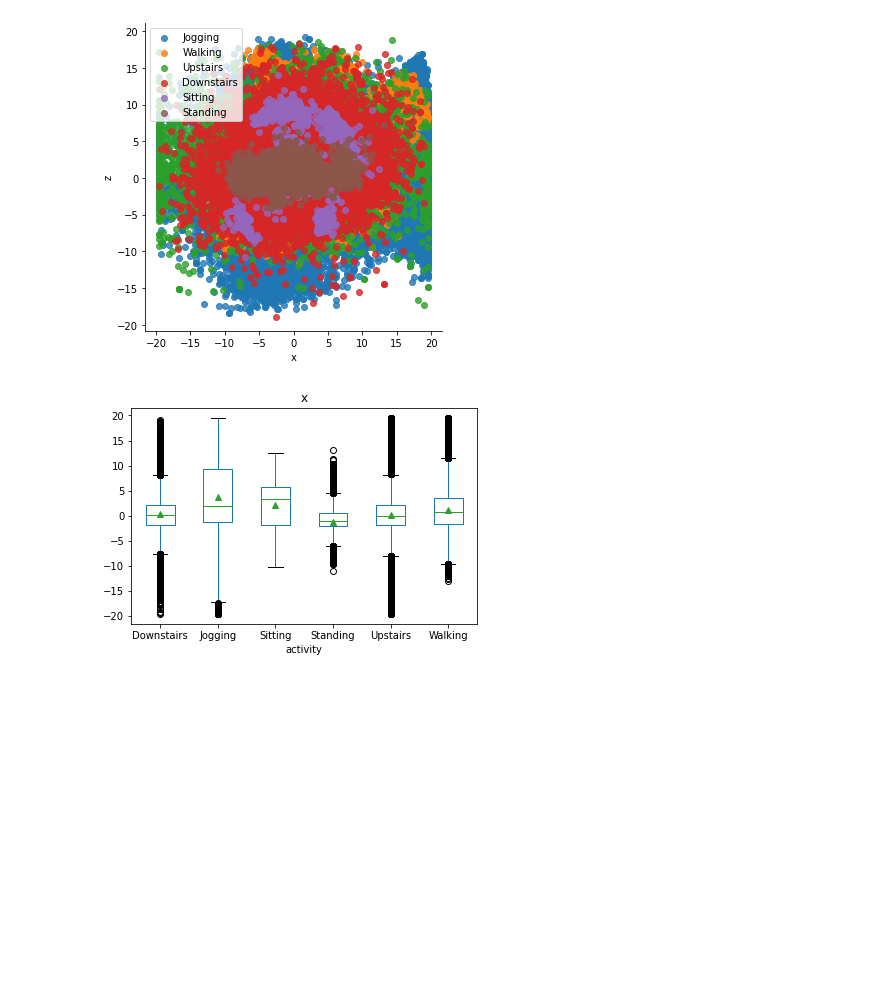
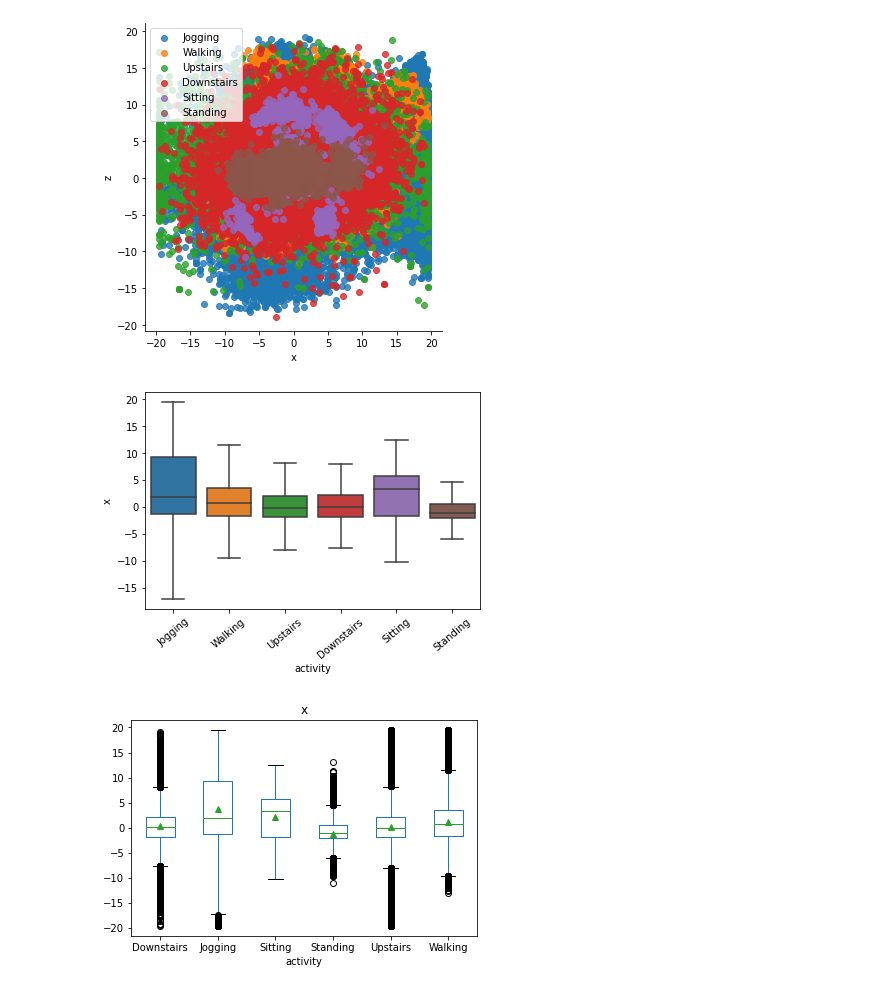
Before and after one commit to epereirasg/Curso-de-Machine-Learning, a Jupyter notebook: ProyectoFinal ML/ Entrega 03 - Explore/ Entrega_03_Explore.ipynb, the cells around one changed output. Cells and saved outputs as stored; diff of their text form; code cells hidden in the pictures; blank space fills up the shorter version.

```diff
--- a/ProyectoFinal ML/ Entrega 03 - Explore/ Entrega_03_Explore.ipynb
+++ b/ProyectoFinal ML/ Entrega 03 - Explore/ Entrega_03_Explore.ipynb
@@ -472,6 +467,12 @@ plt.legend()
 plt.show()
 # %% [output]
 [figure]
+# %%
+sns.boxplot(x='activity', y='x', data = datanew, showfliers=False)
+plt.xticks(rotation = 40)
+plt.show()
+# %% [output]
+[figure, added]
 # %%
 # let us try with x and activity that are two continuous features
 ax=datanew.boxplot(column=['x'], by='activity', showbox=True, showmeans=True, grid=False)
```
Also changed, not shown: parts of 6 cells of this notebook.
